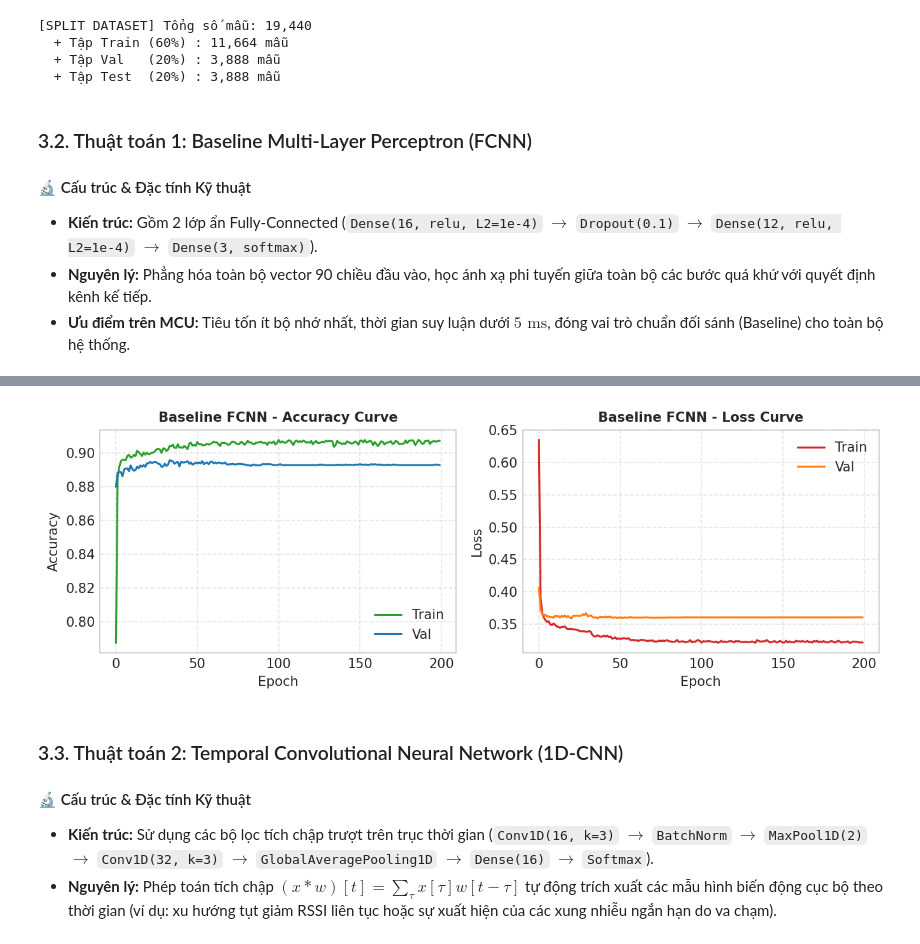
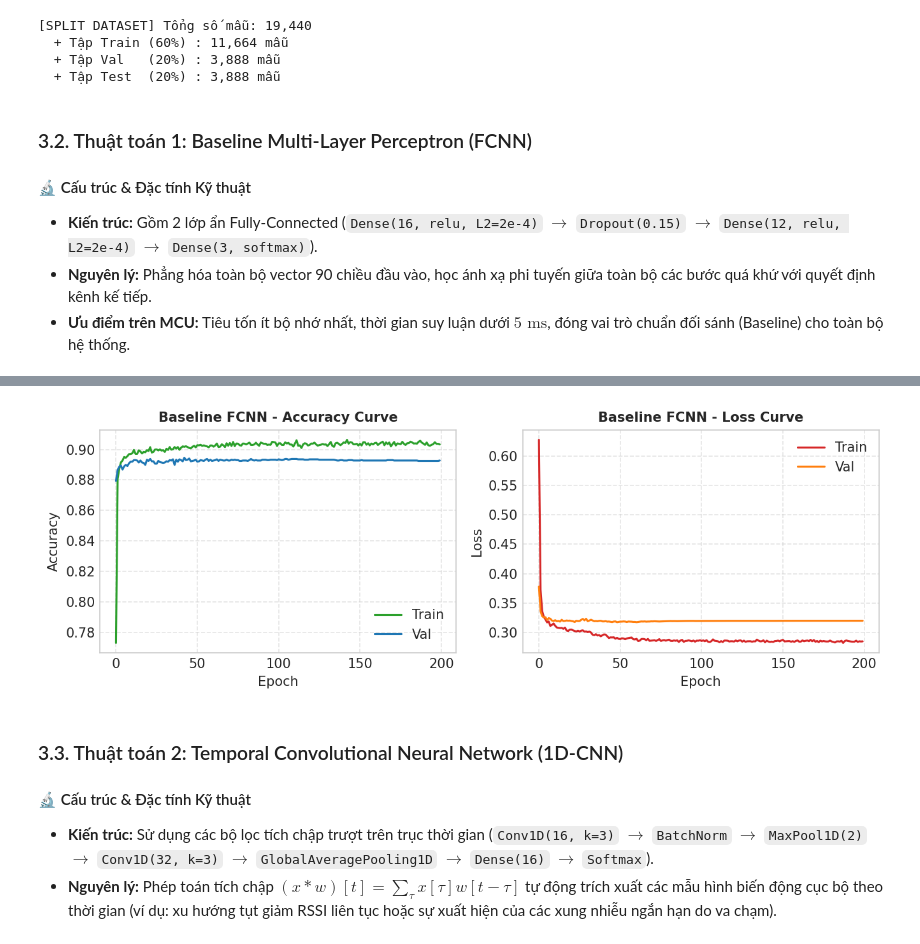
Before and after one commit to Brauuwu/LoRa_TinyML_Hopping, a Jupyter notebook: TinyML/LoRa_TinyML_Pipeline.ipynb, the cells around one changed output, grey strips where cells are left out. Drawn from its saved outputs; the diff is of its cells as text; code cells hidden in the pictures.

```diff
--- a/TinyML/LoRa_TinyML_Pipeline.ipynb
+++ b/TinyML/LoRa_TinyML_Pipeline.ipynb
@@ -512,16 +513,16 @@ trained_models = {}
 ### 3.2. Thuật toán 1: Baseline Multi-Layer Perceptron (FCNN)
 
 #### 🔬 Cấu trúc & Đặc tính Kỹ thuật
-- **Kiến trúc:** Gồm 2 lớp ẩn Fully-Connected (`Dense(16, relu, L2=1e-4)` $\rightarrow$ `Dropout(0.1)` $\rightarrow$ `Dense(12, relu, L2=1e-4)` $\rightarrow$ `Dense(3, softmax)`).
+- **Kiến trúc:** Gồm 2 lớp ẩn Fully-Connected (`Dense(16, relu, L2=2e-4)` $\rightarrow$ `Dropout(0.15)` $\rightarrow$ `Dense(12, relu, L2=2e-4)` $\rightarrow$ `Dense(3, softmax)`).
 - **Nguyên lý:** Phẳng hóa toàn bộ vector 90 chiều đầu vào, học ánh xạ phi tuyến giữa toàn bộ các bước quá khứ với quyết định kênh kế tiếp.
 - **Ưu điểm trên MCU:** Tiêu tốn ít bộ nhớ nhất, thời gian suy luận dưới $5\text{ ms}$, đóng vai trò chuẩn đối sánh (Baseline) cho toàn bộ hệ thống.
 # %%
 def build_fcnn(T, F, num_ch):
     m = tf.keras.Sequential([
         layers.Input(shape=(T * F,)),
-        layers.Dense(16, activation='relu', kernel_regularizer=regularizers.l2(1e-4)),
-        layers.Dropout(0.1),
-        layers.Dense(12, activation='relu', kernel_regularizer=regularizers.l2(1e-4)),
+        layers.Dense(16, activation='relu', kernel_regularizer=regularizers.l2(2e-4)),
+        layers.Dropout(0.15),
+        layers.Dense(12, activation='relu', kernel_regularizer=regularizers.l2(2e-4)),
         layers.Dense(num_ch, activation='softmax')
     ], name="Baseline_FCNN")
     return m, True
@@ -529,12 +530,12 @@ def build_fcnn(T, F, num_ch):
 m_fcnn, is_flat_fcnn = build_fcnn(T, F, NUM_CHANNELS)
 m_fcnn.compile(
     optimizer=tf.keras.optimizers.Adam(0.002),
-    loss=tf.keras.losses.CategoricalCrossentropy(label_smoothing=0.02),
+    loss='categorical_crossentropy',
     metrics=['accuracy', 'mae']
 )
 
 early_stop = tf.keras.callbacks.EarlyStopping(monitor='val_loss', patience=200, restore_best_weights=True)
-lr_sched = tf.keras.callbacks.ReduceLROnPlateau(monitor='val_loss', factor=0.5, patience=12, min_lr=1e-5)
+lr_sched = tf.keras.callbacks.ReduceLROnPlateau(monitor='val_loss', factor=0.5, patience=10, min_lr=1e-5)
 
 t0 = time.time()
 hist_fcnn = m_fcnn.fit(
@@ -583,4 +584,4 @@ WARNING:tensorflow:TensorFlow GPU support is not available on native Windows for
-[figure, old version]
+[figure, new version]
 # %% [markdown]
 <a id="sec-3-3"></a>
 ### 3.3. Thuật toán 2: Temporal Convolutional Neural Network (1D-CNN)
```
Also changed, not shown: parts of 10 cells of this notebook, 20 other files.
